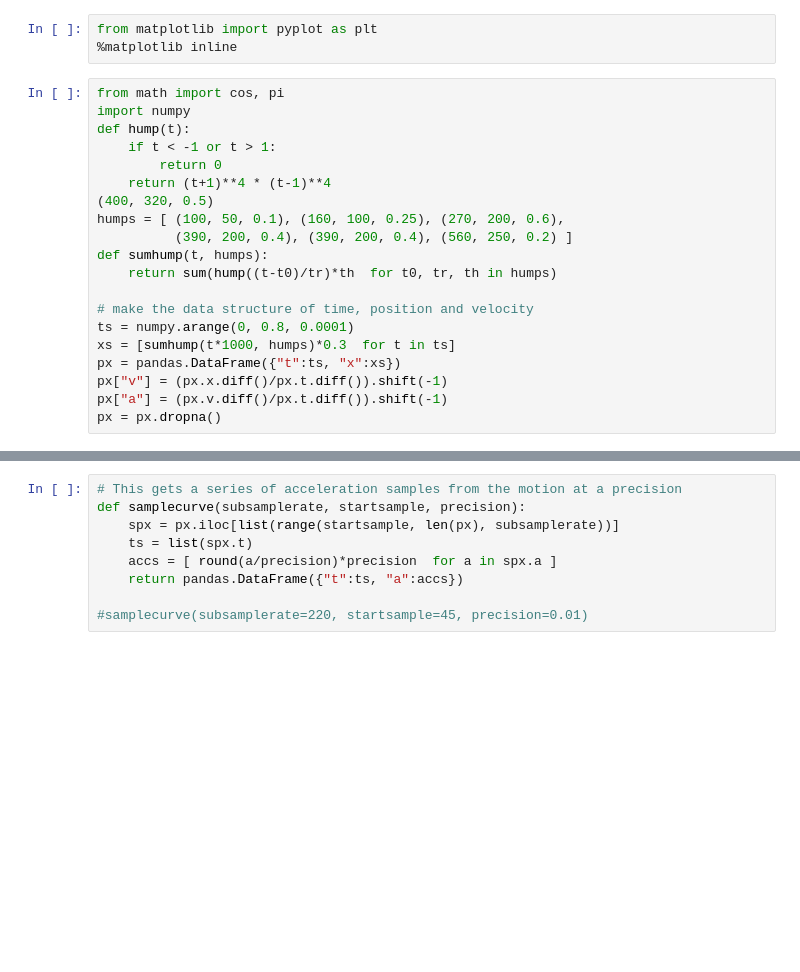
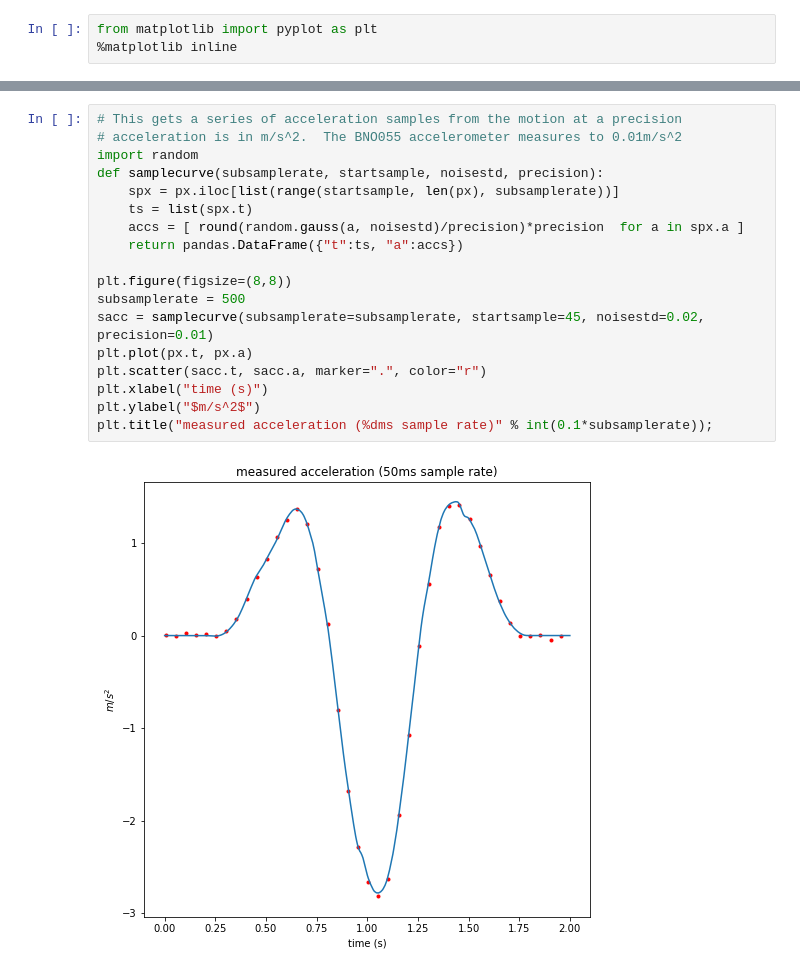
Before and after one commit to BeckaLawson/FootClearanceEstimation, a Jupyter notebook: notebooks/GenerateSimulateMotion.ipynb, the cells around one changed output, grey strips where cells are left out. Saved outputs shown, nothing was run; the diff lists cells and outputs as text; blank space fills up the shorter version.

```diff
--- a/notebooks/GenerateSimulateMotion.ipynb
+++ b/notebooks/GenerateSimulateMotion.ipynb
@@ -1,23 +47,3 @@
 # %%
 from matplotlib import pyplot as plt
 %matplotlib inline
-# %%
-from math import cos, pi
-import numpy
-def hump(t):
-    if t < -1 or t > 1:
-        return 0
-    return (t+1)**4 * (t-1)**4
-(400, 320, 0.5)
-humps = [ (100, 50, 0.1), (160, 100, 0.25), (270, 200, 0.6),
-          (390, 200, 0.4), (390, 200, 0.4), (560, 250, 0.2) ]
-def sumhump(t, humps):
-    return sum(hump((t-t0)/tr)*th  for t0, tr, th in humps)
-
-# make the data structure of time, position and velocity
-ts = numpy.arange(0, 0.8, 0.0001)
-xs = [sumhump(t*1000, humps)*0.3  for t in ts]
-px = pandas.DataFrame({"t":ts, "x":xs})
-px["v"] = (px.x.diff()/px.t.diff()).shift(-1)
-px["a"] = (px.v.diff()/px.t.diff()).shift(-1)
-px = px.dropna()
@@ -34,9 +78,20 @@ plt.legend()
 # %%
 # This gets a series of acceleration samples from the motion at a precision
-def samplecurve(subsamplerate, startsample, precision):
+# acceleration is in m/s^2.  The BNO055 accelerometer measures to 0.01m/s^2
+import random
+def samplecurve(subsamplerate, startsample, noisestd, precision):
     spx = px.iloc[list(range(startsample, len(px), subsamplerate))]
     ts = list(spx.t)
-    accs = [ round(a/precision)*precision  for a in spx.a ]
+    accs = [ round(random.gauss(a, noisestd)/precision)*precision  for a in spx.a ]
     return pandas.DataFrame({"t":ts, "a":accs})
 
-#samplecurve(subsamplerate=220, startsample=45, precision=0.01)
+plt.figure(figsize=(8,8))
+subsamplerate = 500
+sacc = samplecurve(subsamplerate=subsamplerate, startsample=45, noisestd=0.02, precision=0.01)
+plt.plot(px.t, px.a)
+plt.scatter(sacc.t, sacc.a, marker=".", color="r")
+plt.xlabel("time (s)")
+plt.ylabel("$m/s^2$")
+plt.title("measured acceleration (%dms sample rate)" % int(0.1*subsamplerate));
+# %% [output]
+[figure, added]
```
Also changed, not shown: parts of 14 cells of this notebook, 3 other files.
